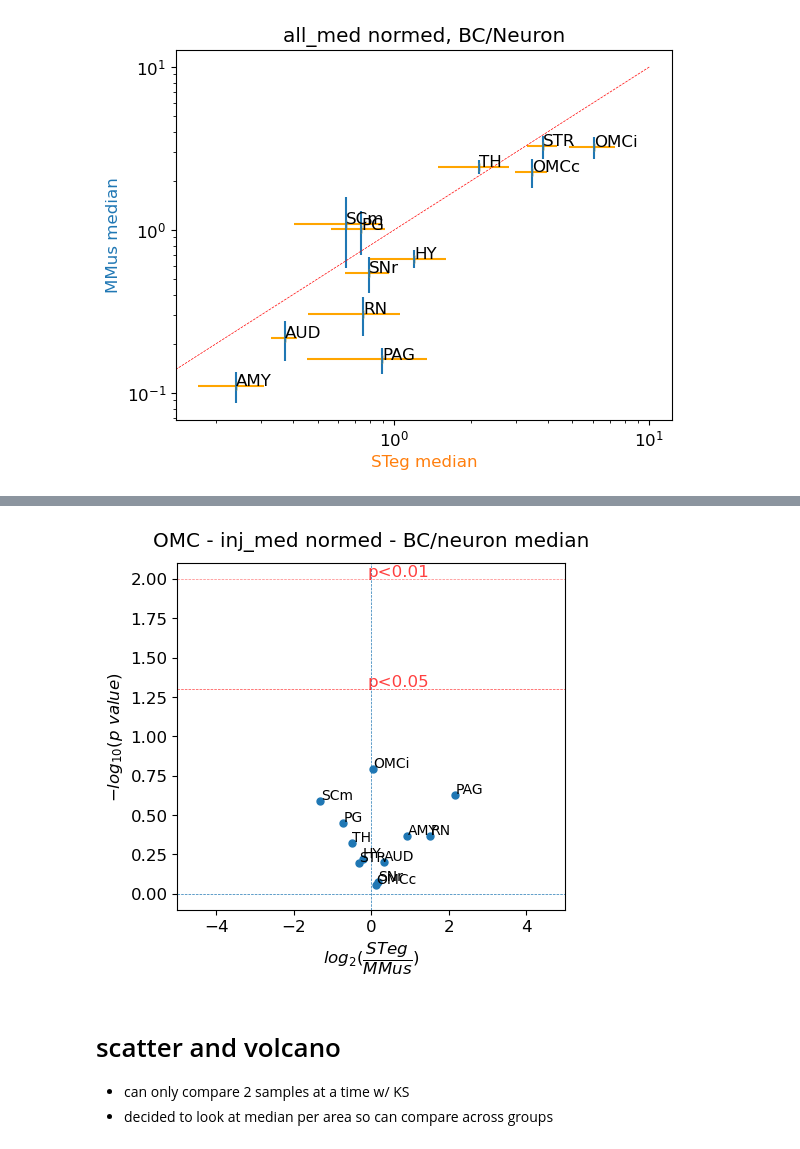
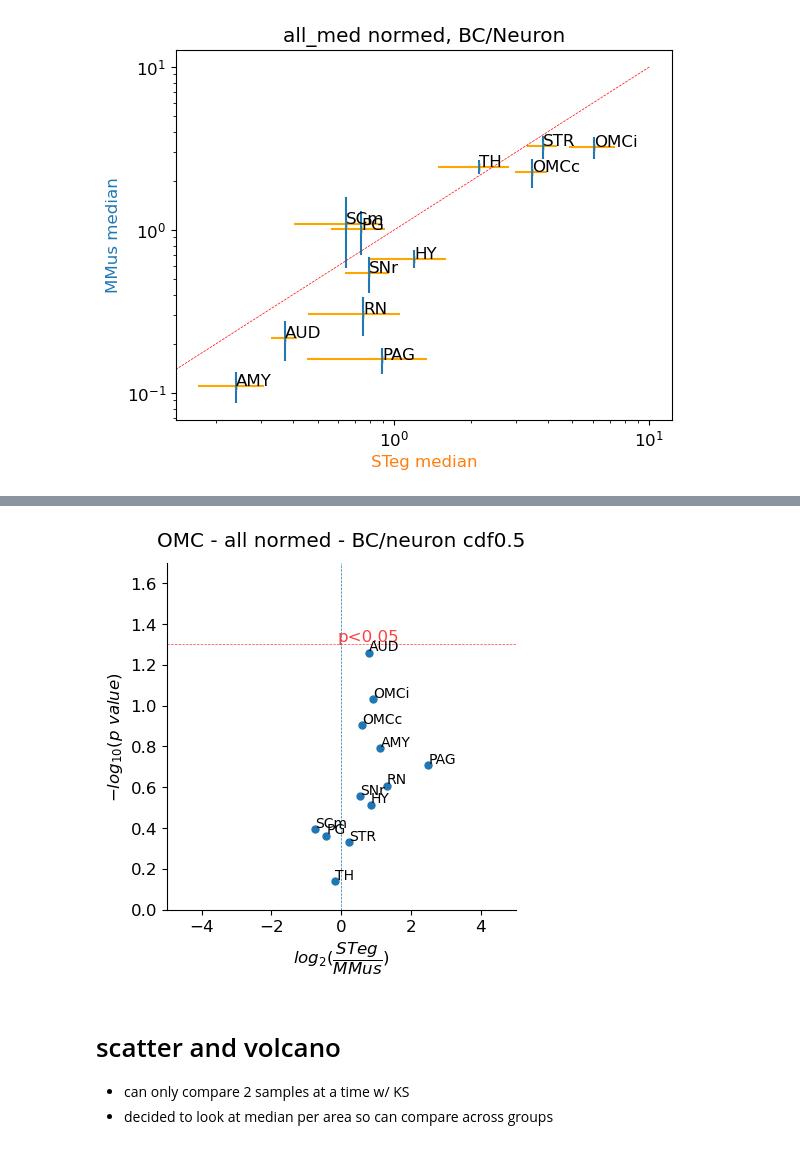
Before and after one commit to eisko/MAPseq_analysis, a Jupyter notebook: BC_neuron_cdfs_V2_231117.ipynb, the cells around one changed output, grey strips where cells are left out. Saved outputs shown, nothing was run; the diff lists cells and outputs as text; code cells hidden in the pictures.

```diff
--- a/BC_neuron_cdfs_V2_231117.ipynb
+++ b/BC_neuron_cdfs_V2_231117.ipynb
@@ -36,21 +36,21 @@ home_dir = '/Volumes/Data/'
 
 
 in_path = home_dir+'Emily/MAPseq/combined_analysis_M194_M220/processed_data/'
-out_path = home_dir+'Emily/figures/fig_2_mapseq/figure_pics/'
-
+# out_path = home_dir+'Emily/figures/fig_2_mapseq/figure_pics/'
+out_path = "/Users/eisko/Documents/CSHL/mapseq_paper/svg_images/"
 
 # Load normalized count data - minimum intervention
 with open(in_path + 'M194_M220_OMC_separate_all_count.pkl', 'rb') as f:
     omc_count = pickle.load(f)
 
-with open(in_path + 'M194_M220_ACA_separate_all_count.pkl', 'rb') as f:
-    aca_count = pickle.load(f)
+# with open(in_path + 'M194_M220_ACA_separate_all_count.pkl', 'rb') as f:
+#     aca_count = pickle.load(f)
 
 with open(in_path + 'M194_M220_OMC_separate_all_countN.pkl', 'rb') as f:
     omc_countN = pickle.load(f)
 
-with open(in_path + 'M194_M220_ACA_separate_all_countN.pkl', 'rb') as f:
-    aca_countN = pickle.load(f)
+# with open(in_path + 'M194_M220_ACA_separate_all_countN.pkl', 'rb') as f:
+#     aca_countN = pickle.load(f)
 # %%
 plot_areas = ['AOMCi', 'POMCi','AOMCc', 'POMCc', 'AUD', 'STRd',
        'STRv', 'TH', 'HY', 'HIP', 'AMY', 'SNr', 'SCm', 'PG', 'APAGd', 'APAGv',
@@ -386,15 +389,15 @@ Setting a gradient palette using color= is deprecated and will be removed in v0.
 # %%
 
 # volcano
-plot_med = dfs_to_medians(omc_countN_med_inj, drop=[])
+plot_med = dfs_to_medians(omc_countN_med, drop=[])
 plot = proportion_ttest(plot_med, to_plot="median")
-plot_volcano(plot, title="OMC - inj_med normed - BC/neuron median", xlim=(-5,5), legend_loc=None,
-             fig_size=(5,4.5))
+plot_volcano(plot, p_01=False, title="OMC - all normed - BC/neuron cdf0.5", xlim=(-5,5), legend_loc=None,
+             fig_size=(4.5,4.5))
 
-plt.savefig(out_path+"volcano_comb_inj_med.svg", dpi=200, bbox_inches="tight")
+plt.savefig(out_path+"volcano_comb_inj_med.svg", dpi=300, bbox_inches="tight")
 plt.show()
 # %% [output]
-[figure, old version]
+[figure, new version]
 # %% [markdown]
 # scatter and volcano
 - can only compare 2 samples at a time w/ KS
```
Also changed, not shown: parts of 4 cells of this notebook, 4 other files.
